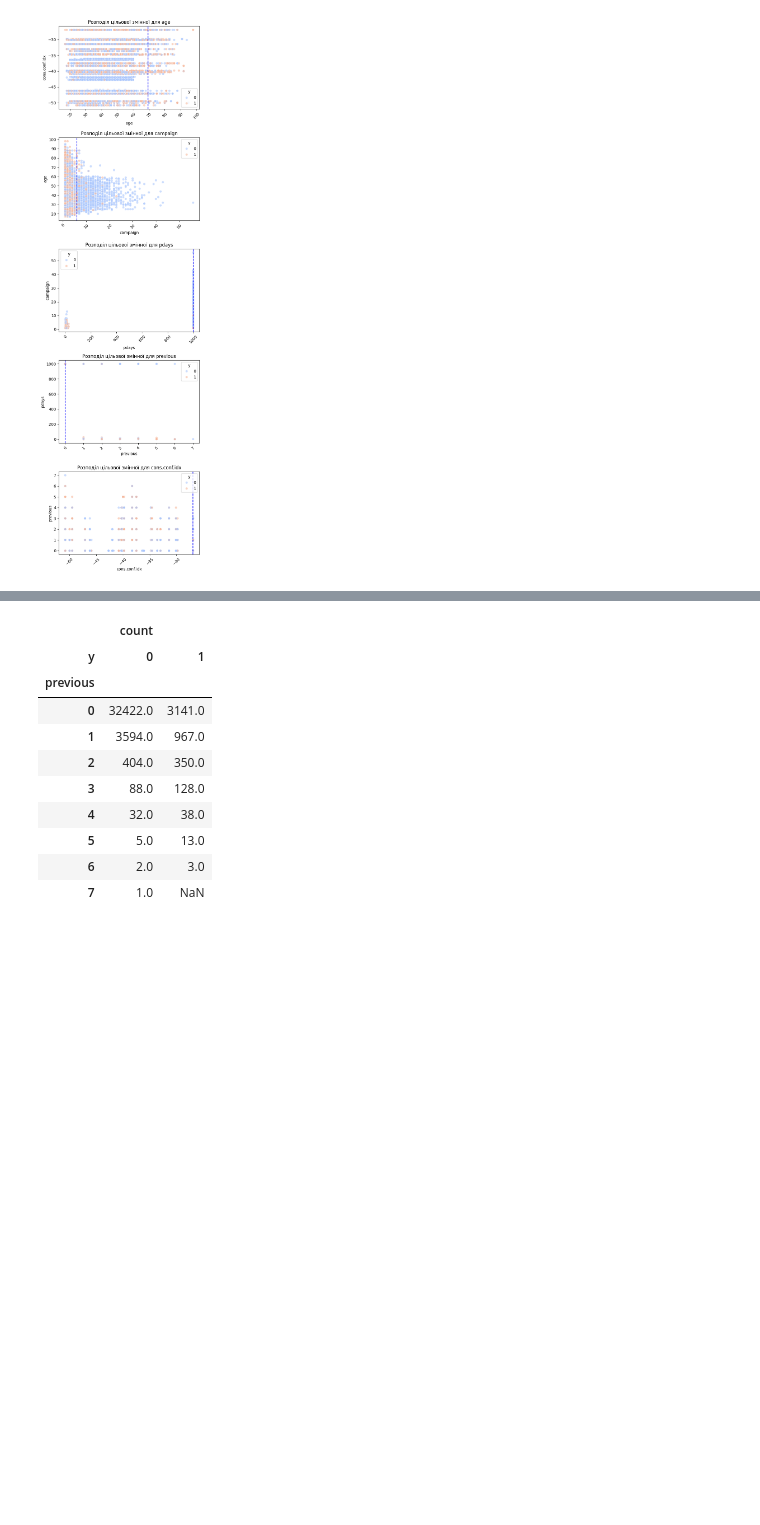
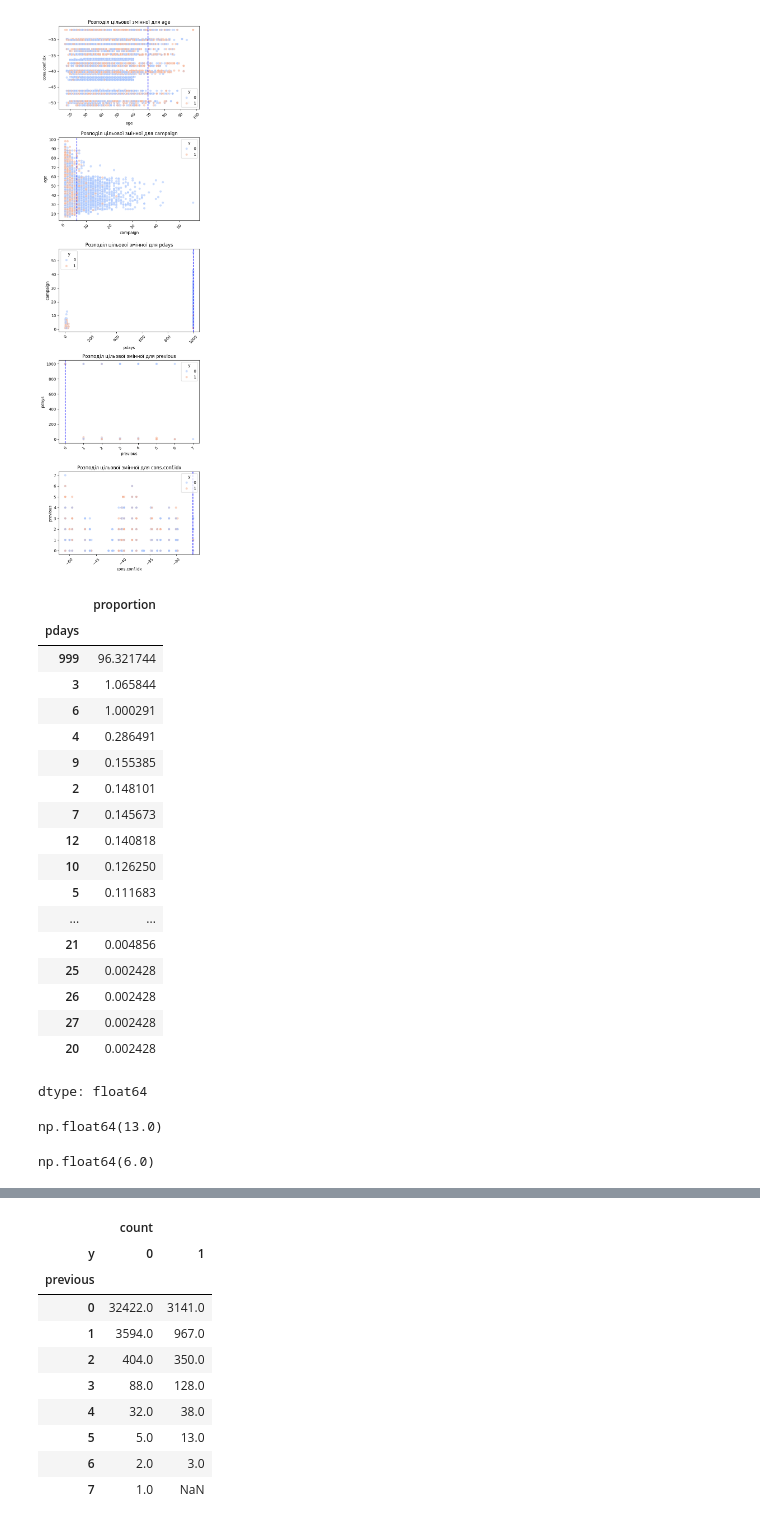
Before and after one commit to Daria-Lytvynenko/ML_course, a Jupyter notebook: Mid_term_Project.ipynb, the cells around one changed output, grey strips where cells are left out. Cells and saved outputs as stored; diff of their text form; code cells hidden in the pictures; blank space fills up the shorter version.

```diff
--- a/Mid_term_Project.ipynb
+++ b/Mid_term_Project.ipynb
@@ -354,3 +376,25 @@ def outlier_plots(dataset, out_cols):
 outlier_plots(train, out_cols)
 # %% [output]
 [figure]
+# %%
+train['pdays'].value_counts(normalize=True)*100
+# %% [output]
+|  | proportion |
+| pdays |  |
+| 999 | 96.321744 |
+| 3 | 1.065844 |
+| 6 | 1.000291 |
+| 4 | 0.286491 |
+| 9 | 0.155385 |
+| 2 | 0.148101 |
+| 7 | 0.145673 |
+| 12 | 0.140818 |
+| 10 | 0.126250 |
+| 5 | 0.111683 |
+| ... | ... |
+| 21 | 0.004856 |
+| 25 | 0.002428 |
+| 26 | 0.002428 |
+| 27 | 0.002428 |
+| 20 | 0.002428 |
+dtype: float64
@@ -356,0 +405,11 @@ outlier_plots(train, out_cols)
+# %%
+upper_limit
+# %% [output]
+np.float64(13.0)
+# %%
+q1 = train['campaign'].quantile(0.25)
+q3 = train['campaign'].quantile(0.75)
+upper_limit = q3 + 1.5 * (q3 - q1)
+upper_limit
+# %% [output]
+np.float64(6.0)
```
Also changed, not shown: parts of 8 cells of this notebook.
